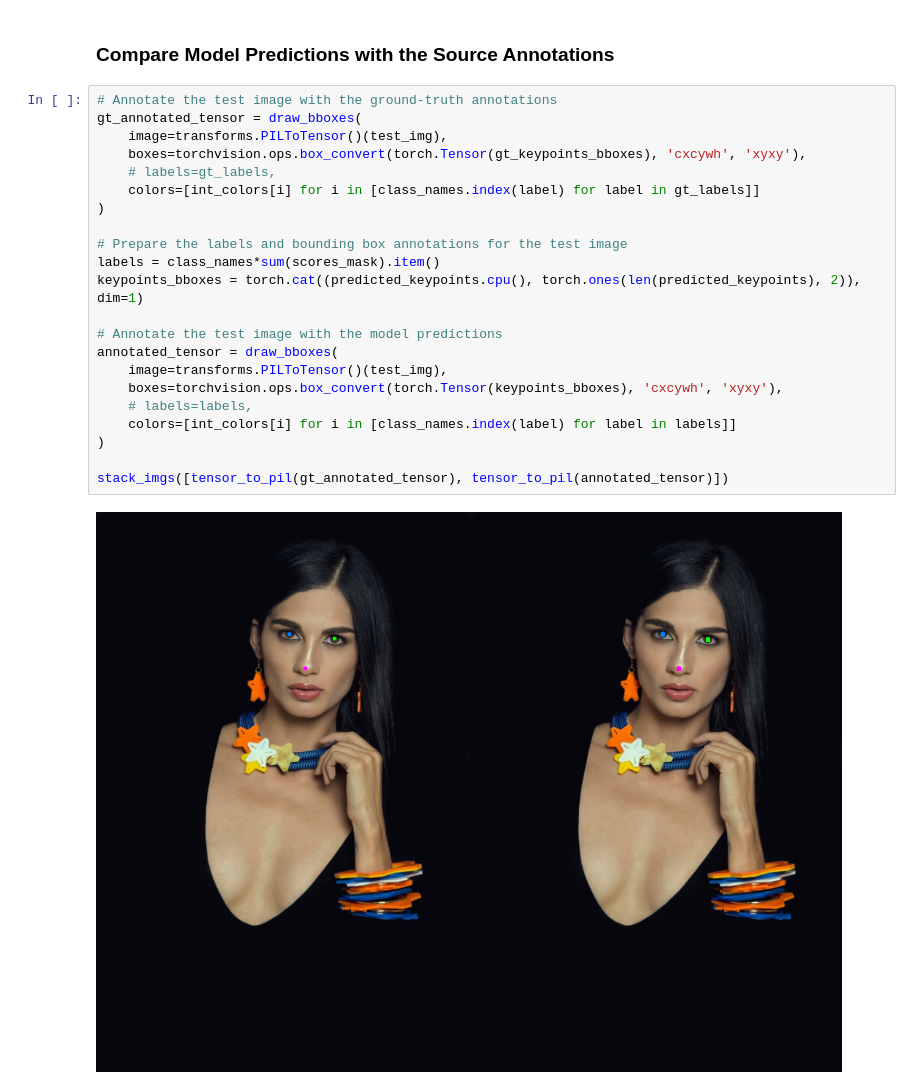
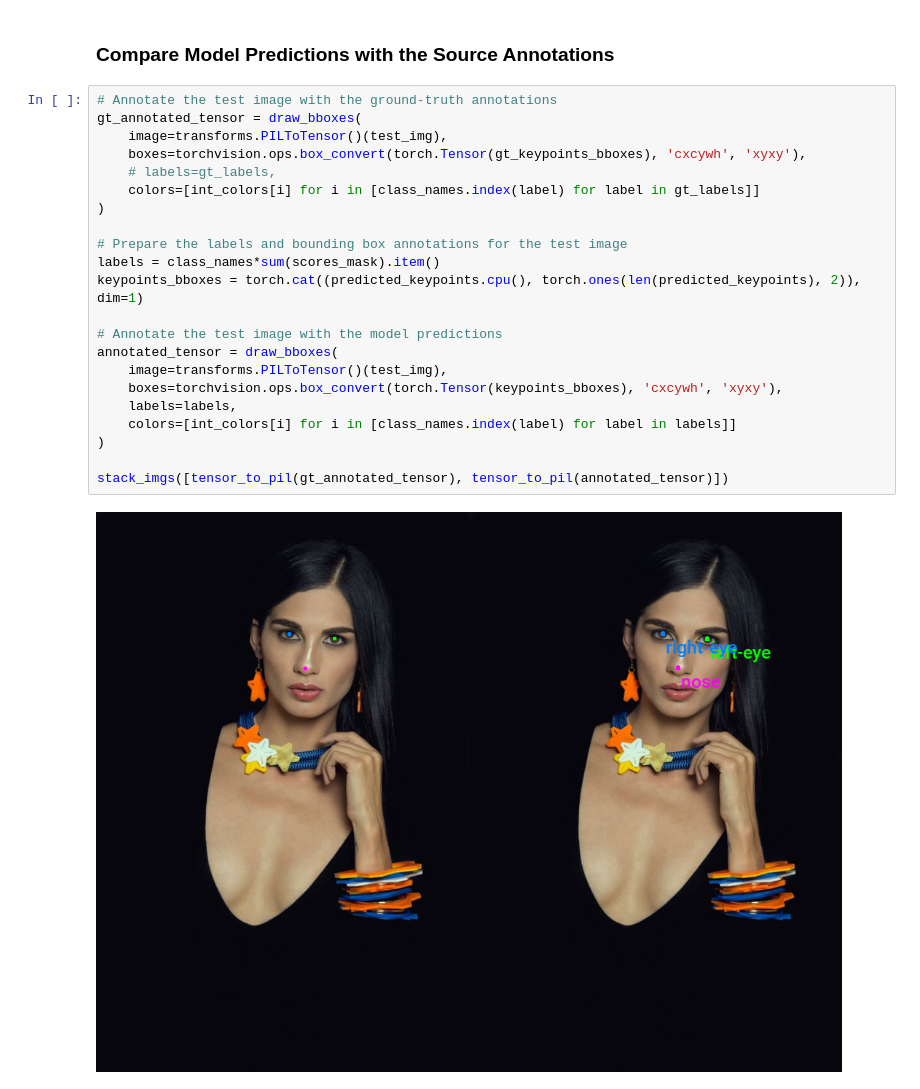
Before and after one commit to cj-mills/pytorch-keypoint-rcnn-tutorial-code, a Jupyter notebook: notebooks/pytorch-keypoint-r-cnn-training-labelme.ipynb, the cells around one changed output. Drawn from its saved outputs; the diff is of its cells as text.

```diff
--- a/notebooks/pytorch-keypoint-r-cnn-training-labelme.ipynb
+++ b/notebooks/pytorch-keypoint-r-cnn-training-labelme.ipynb
@@ -1094,24 +1103,24 @@ predicted_keypoints = (model_output['keypoints'][scores_mask])[:,:,:-1].reshape(
 # %%
 # Annotate the test image with the ground-truth annotations
 gt_annotated_tensor = draw_bboxes(
     image=transforms.PILToTensor()(test_img),
     boxes=torchvision.ops.box_convert(torch.Tensor(gt_keypoints_bboxes), 'cxcywh', 'xyxy'),
     # labels=gt_labels,
     colors=[int_colors[i] for i in [class_names.index(label) for label in gt_labels]]
 )
 
 # Prepare the labels and bounding box annotations for the test image
 labels = class_names*sum(scores_mask).item()
 keypoints_bboxes = torch.cat((predicted_keypoints.cpu(), torch.ones(len(predicted_keypoints), 2)), dim=1)
 
 # Annotate the test image with the model predictions
 annotated_tensor = draw_bboxes(
     image=transforms.PILToTensor()(test_img),
     boxes=torchvision.ops.box_convert(torch.Tensor(keypoints_bboxes), 'cxcywh', 'xyxy'),
-    # labels=labels,
+    labels=labels,
     colors=[int_colors[i] for i in [class_names.index(label) for label in labels]]
 )
 
 stack_imgs([tensor_to_pil(gt_annotated_tensor), tensor_to_pil(annotated_tensor)])
 # %% [output]
-[figure, old version]
+[figure, new version]
```
Also changed, not shown: parts of 8 cells of this notebook, 1 other file.
